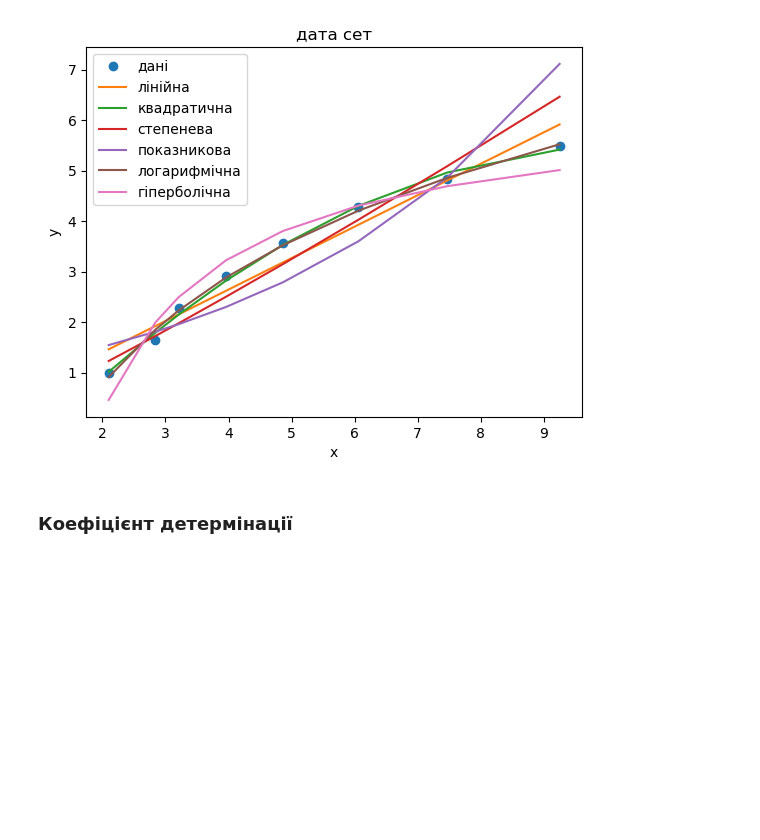
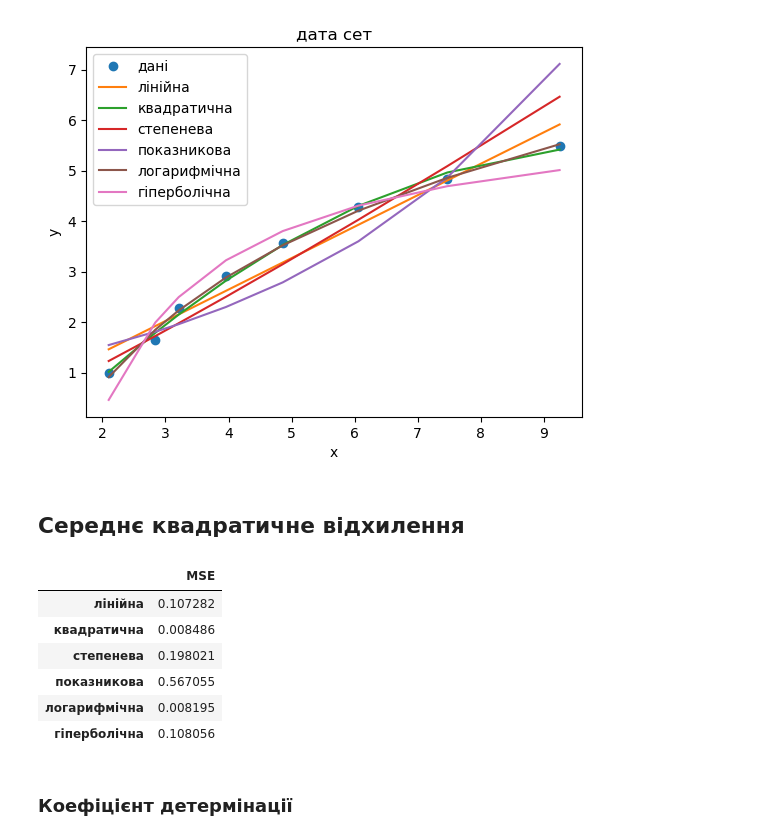
Before and after one commit to SylvaticGhost/AD, a Jupyter notebook: Lab1/Lab1.ipynb, the cells around one changed output. Drawn from its saved outputs; the diff is of its cells as text; code cells hidden in the pictures; blank space fills up the shorter version.

```diff
--- a/Lab1/Lab1.ipynb
+++ b/Lab1/Lab1.ipynb
@@ -189,6 +189,23 @@ pred_array = list(pred.items())
 plot_regression(pred_array)
 # %% [output]
 [figure]
+# %% [markdown]
+## Середнє квадратичне відхилення
+# %%
+pred_df = pd.DataFrame.from_dict(pred, orient='index')
+pred_df.columns = x
+mse_df = pd.DataFrame(columns=['MSE'])
+mse_df['MSE'] = [sum((y - pred_df.iloc[i])**2)/len(y) for i in range(len(pred_df))]
+mse_df.index = pred_df.index
+mse_df
+# %% [output]
+|  | MSE |
+| лінійна | 0.107282 |
+| квадратична | 0.008486 |
+| степенева | 0.198021 |
+| показникова | 0.567055 |
+| логарифмічна | 0.008195 |
+| гіперболічна | 0.108056 |
 # %% [markdown]
 ### Коефіцієнт детермінації
 # %%
```
Also changed, not shown: parts of 1 cell of this notebook.
